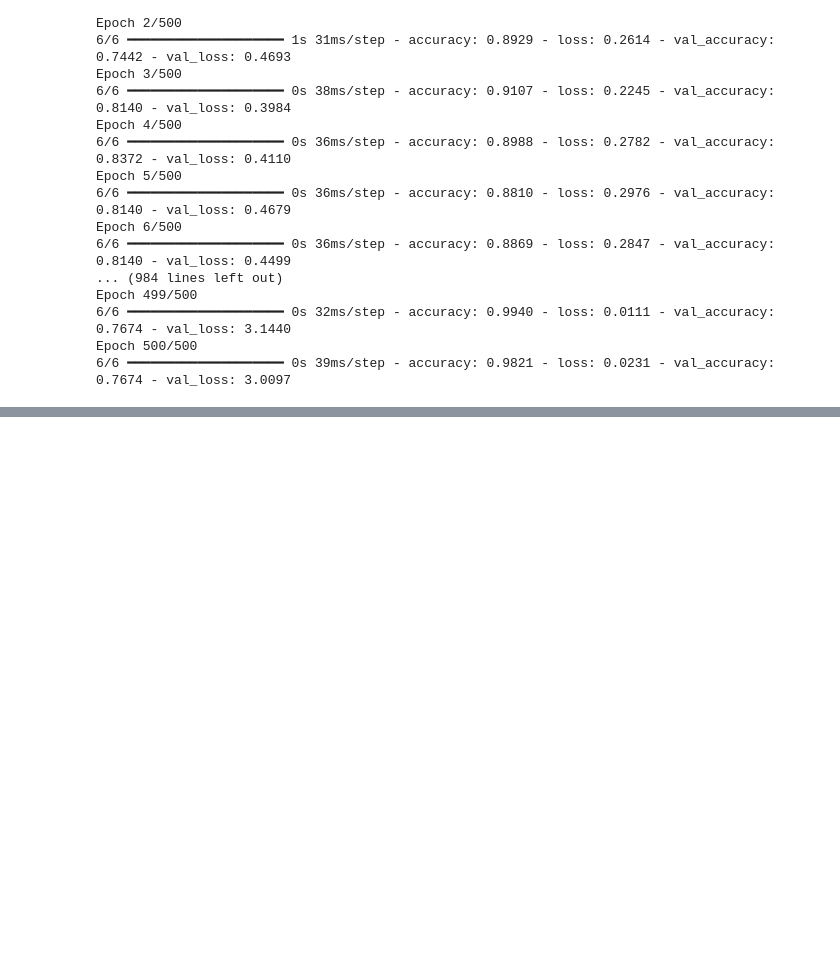
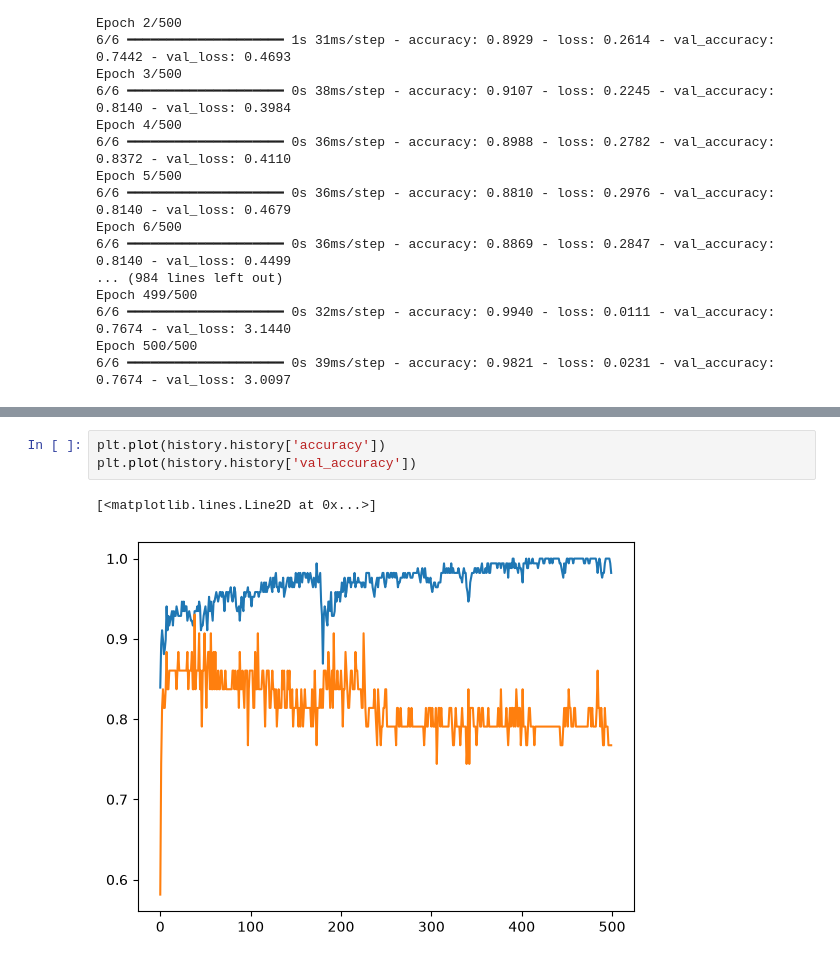
Before and after one commit to yuvraj619/Daily-DeepLearning, a Jupyter notebook: Day7_Dropout_regression.ipynb, the cells around one changed output, grey strips where cells are left out. Saved outputs shown, nothing was run; the diff lists cells and outputs as text; blank space fills up the shorter version.

```diff
--- a/Day7_Dropout_regression.ipynb
+++ b/Day7_Dropout_regression.ipynb
@@ -269,0 +276,6 @@ Epoch 500/500
+# %%
+plt.plot(history.history['accuracy'])
+plt.plot(history.history['val_accuracy'])
+# %% [output]
+[<matplotlib.lines.Line2D at 0x...>]
+[figure, added]
```
Also changed, not shown: parts of 1 cell of this notebook.
